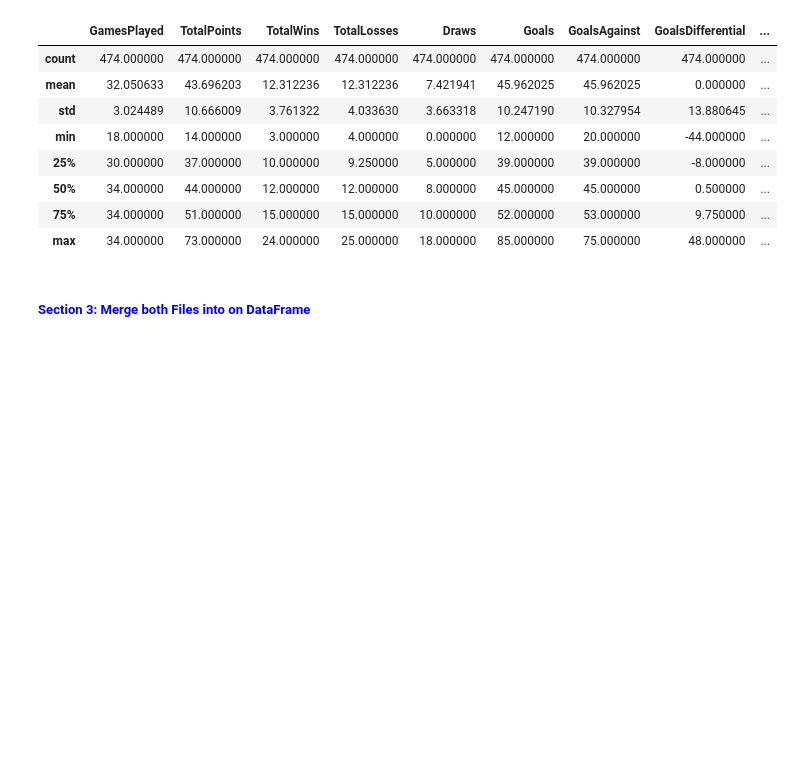
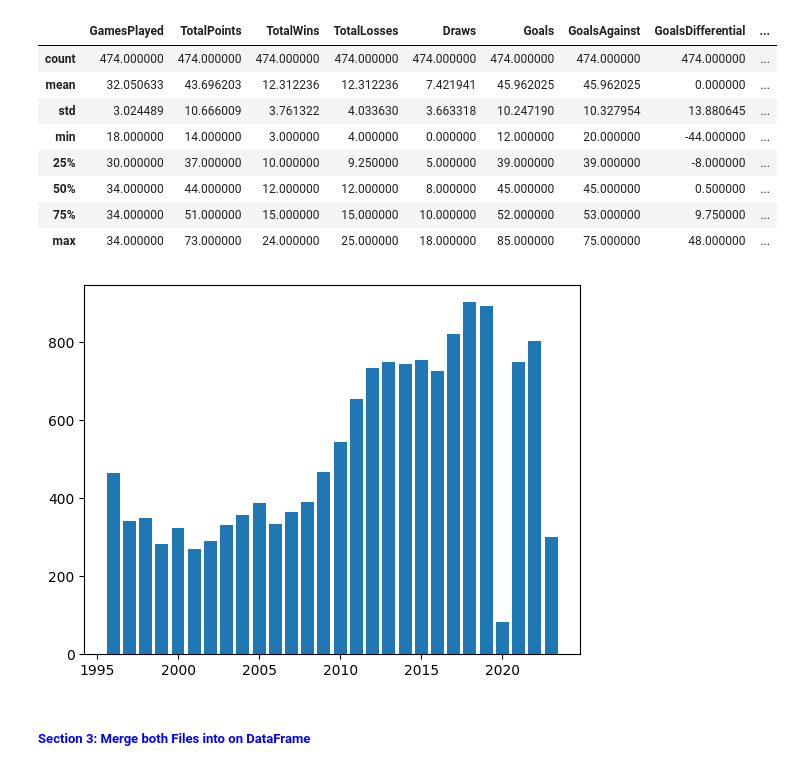
Before and after one commit to curt2023/capstone-project, a Jupyter notebook: MLS-Capstone.ipynb, the cells around one changed output. Saved outputs shown, nothing was run; the diff lists cells and outputs as text; code cells hidden in the pictures; blank space fills up the shorter version.

Commit message:
Added a graph showing decline of spectators in 2020

```diff
--- a/MLS-Capstone.ipynb
+++ b/MLS-Capstone.ipynb
@@ -38,6 +38,16 @@ stats.describe()
 | 50% | 34.000000 | 44.000000 | 12.000000 | 12.000000 | 8.000000 | 45.000000 | 45.000000 | 0.500000 | ... |
 | 75% | 34.000000 | 51.000000 | 15.000000 | 15.000000 | 10.000000 | 52.000000 | 53.000000 | 9.750000 | ... |
 | max | 34.000000 | 73.000000 | 24.000000 | 25.000000 | 18.000000 | 85.000000 | 75.000000 | 48.000000 | ... |
+# %%
+wins1 = stats['TotalWins']
+year1 = stats["Year"]
+games1 = stats['GamesPlayed']
+spectators1= attendance['TotalSpectators']
+plt.bar(year1, spectators1)
+
+plt.show()
+# %% [output]
+[figure, added]
 # %% [markdown]
 <h5 style="color:blue; text-align:left; font-family:forte"> Section 3: Merge both Files into on DataFrame </h5>
 # %%
```
Also changed, not shown: parts of 2 cells of this notebook.
